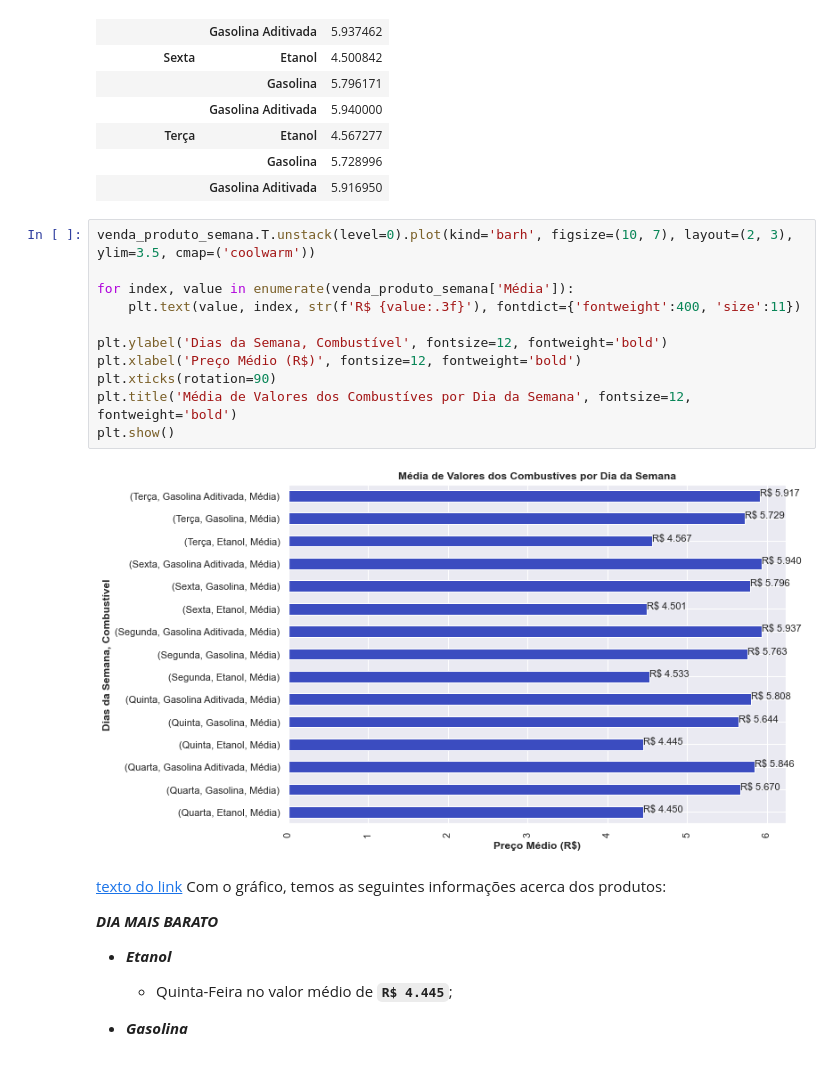
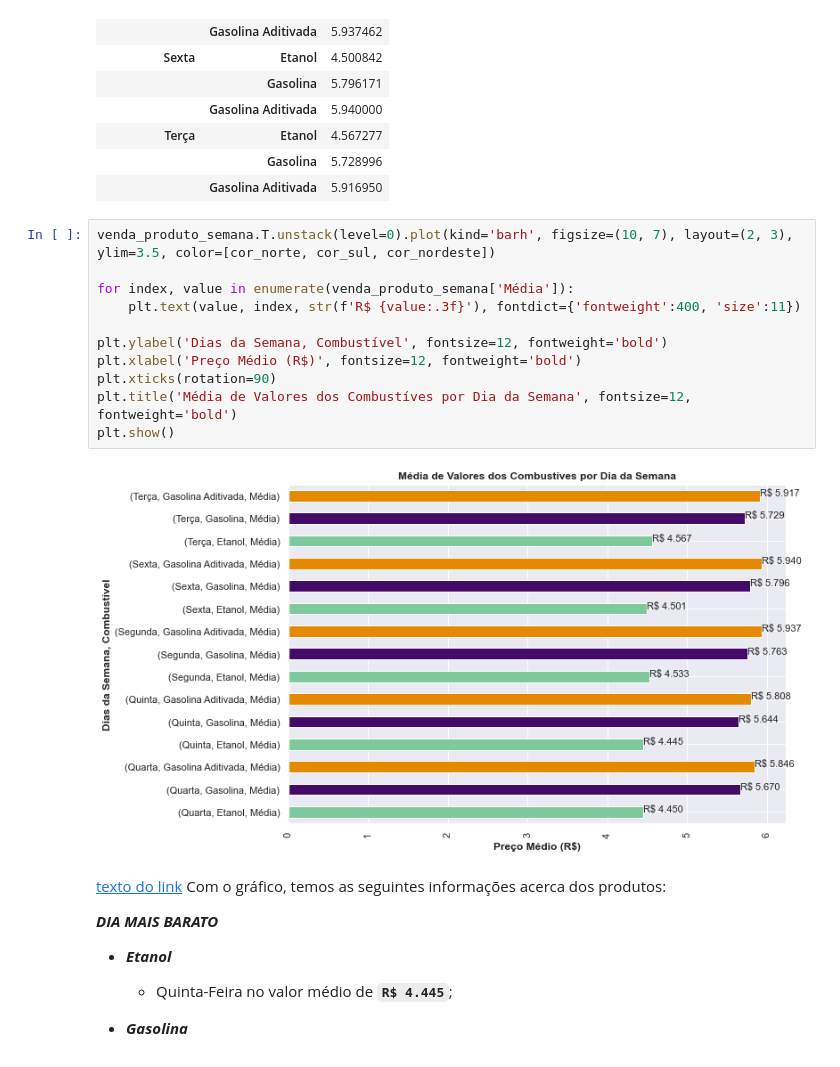
Before and after one commit to pedrorcm/Analise-Combustiveis-M4, a Jupyter notebook: main.ipynb, the cells around one changed output. Saved outputs shown, nothing was run; the diff lists cells and outputs as text.

```diff
--- a/main.ipynb
+++ b/main.ipynb
@@ -1349,18 +1401,18 @@ MÉDIA DOS PREÇOS DOS COMBUSTÍVEIS POR DIA DA SEMANA:
 |  | Gasolina | 5.728996 |
 |  | Gasolina Aditivada | 5.916950 |
 # %%
-venda_produto_semana.T.unstack(level=0).plot(kind='barh', figsize=(10, 7), layout=(2, 3), ylim=3.5, cmap=('coolwarm'))
+venda_produto_semana.T.unstack(level=0).plot(kind='barh', figsize=(10, 7), layout=(2, 3), ylim=3.5, color=[cor_norte, cor_sul, cor_nordeste])
 
 for index, value in enumerate(venda_produto_semana['Média']):
     plt.text(value, index, str(f'R$ {value:.3f}'), fontdict={'fontweight':400, 'size':11})
 
 plt.ylabel('Dias da Semana, Combustível', fontsize=12, fontweight='bold')
 plt.xlabel('Preço Médio (R$)', fontsize=12, fontweight='bold')
 plt.xticks(rotation=90)
 plt.title('Média de Valores dos Combustíves por Dia da Semana', fontsize=12, fontweight='bold')
 plt.show()
 # %% [output]
-[figure, old version]
+[figure, new version]
 # %% [markdown]
 [texto do link](https://) Com o gráfico, temos as seguintes informações acerca dos produtos:
 
```
Also changed, not shown: parts of 17 cells of this notebook.
